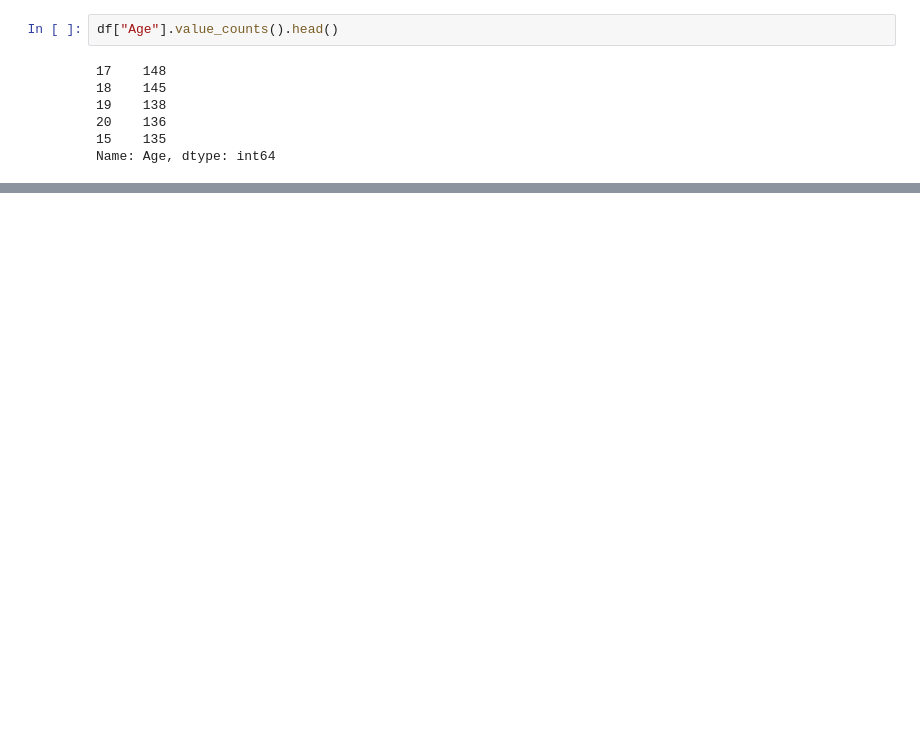
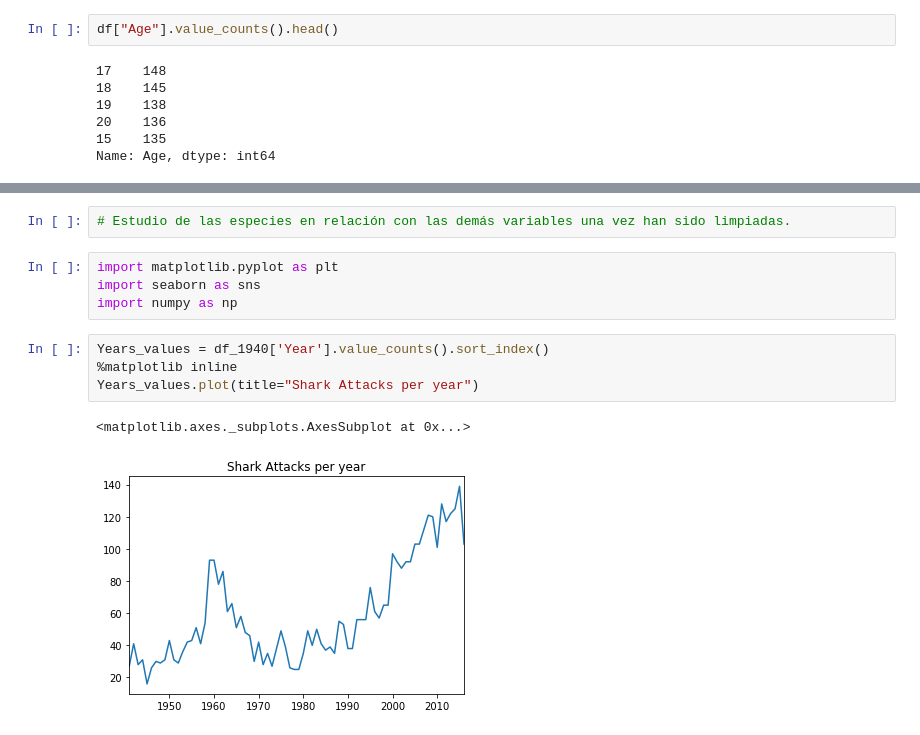
Before and after one commit to ironhack-datalabs/datamad0619, a Jupyter notebook: module-1/pandas-project/your-code/Untitled.ipynb, the cells around one changed output, grey strips where cells are left out. Drawn from its saved outputs; the diff is of its cells as text; blank space fills up the shorter version.

```diff
--- a/module-1/pandas-project/your-code/Untitled.ipynb
+++ b/module-1/pandas-project/your-code/Untitled.ipynb
@@ -410,0 +386,13 @@ df.head()
+# %%
+# Estudio de las especies en relación con las demás variables una vez han sido limpiadas.
+# %%
+import matplotlib.pyplot as plt
+import seaborn as sns
+import numpy as np
+# %%
+Years_values = df_1940['Year'].value_counts().sort_index()
+%matplotlib inline
+Years_values.plot(title="Shark Attacks per year")
+# %% [output]
+<matplotlib.axes._subplots.AxesSubplot at 0x...>
+[figure, added]
```
Also changed, not shown: parts of 28 cells of this notebook.
